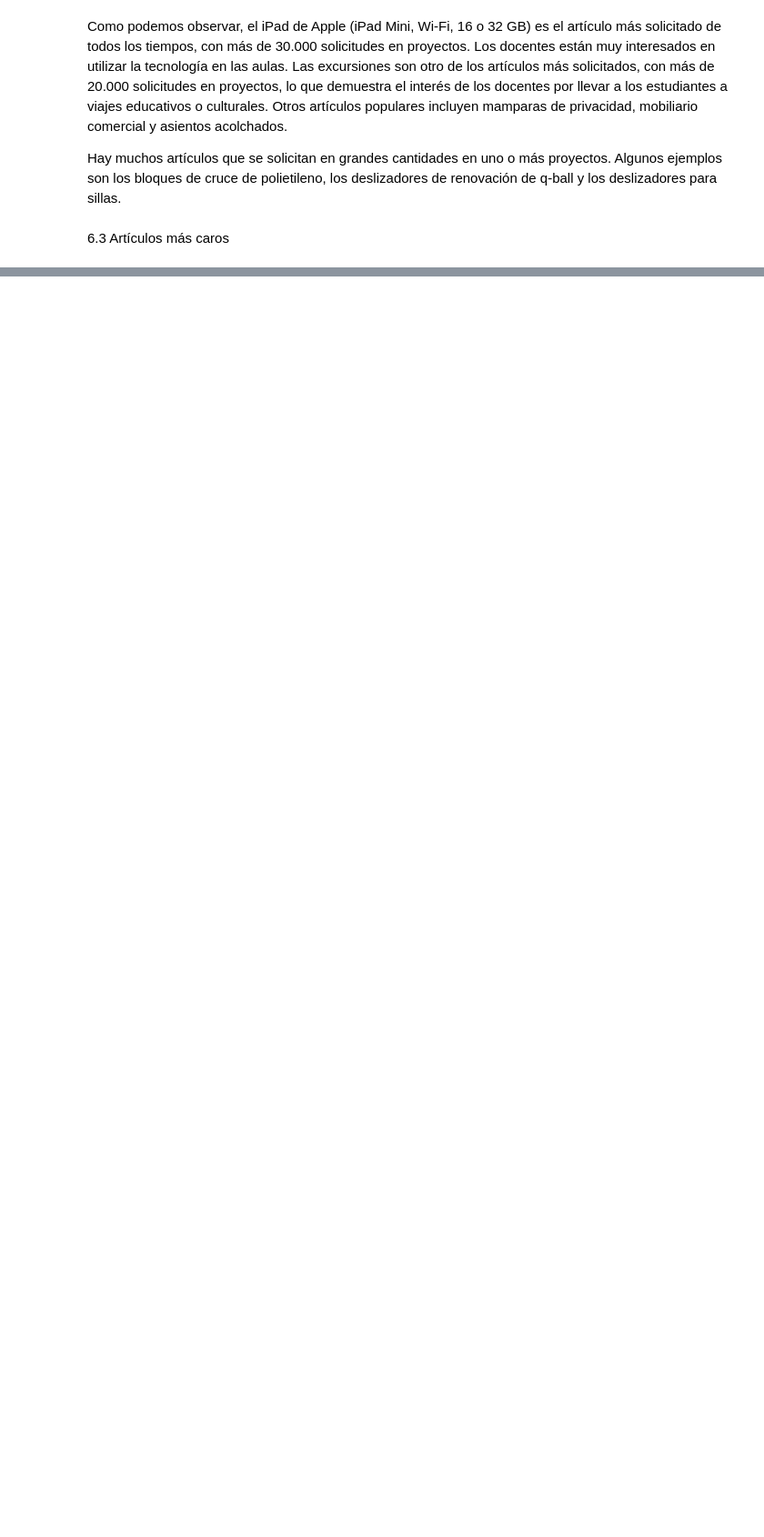
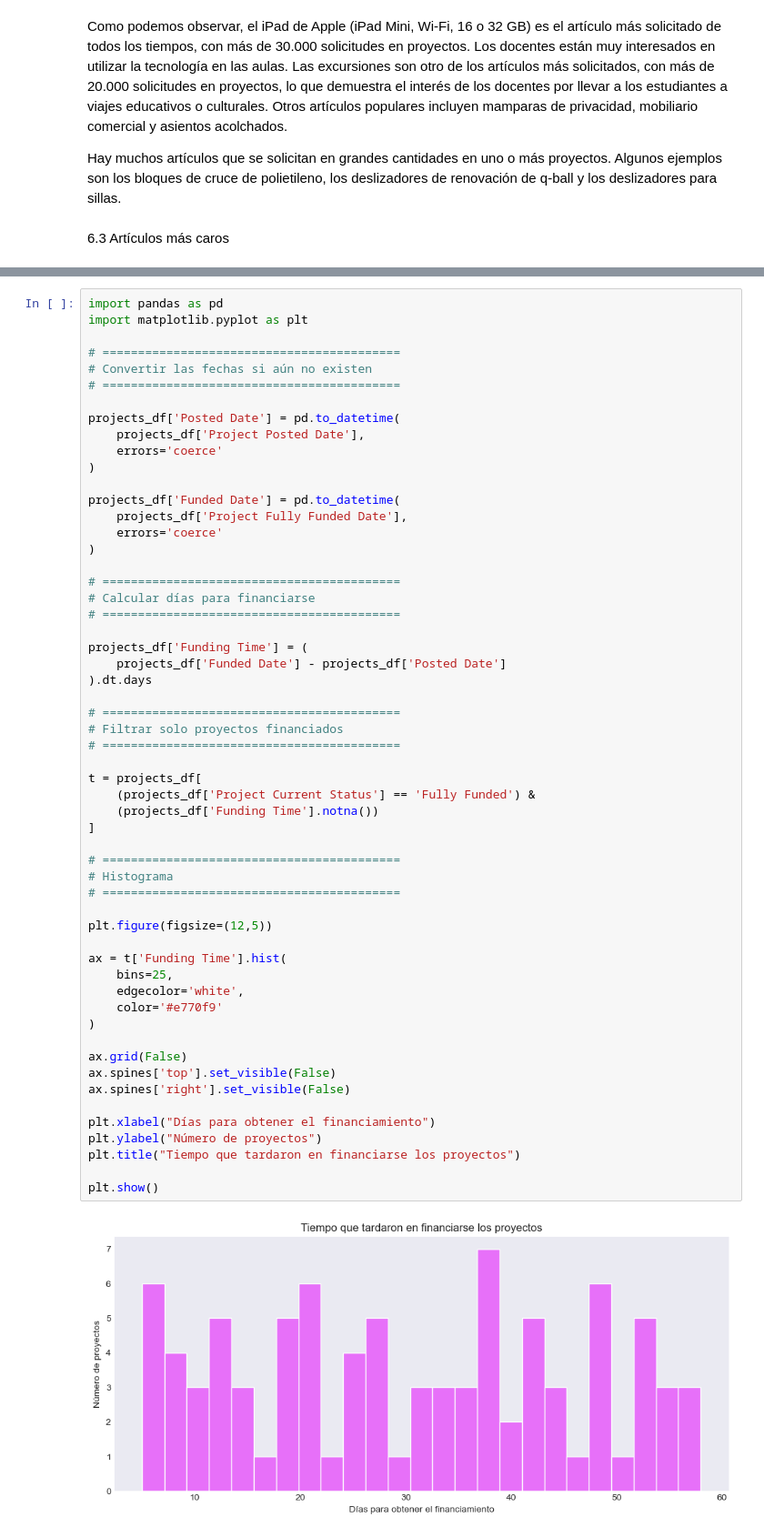
Before and after one commit to DevFntxy/ECBD_9A_IDGS_PRACTICAS_230892, a Jupyter notebook: Practica04/Practica04.ipynb, the cells around one changed output, grey strips where cells are left out. Shown at 91% size. Cells and saved outputs as stored; diff of their text form; blank space fills up the shorter version.

```diff
--- a/Practica04/Practica04.ipynb
+++ b/Practica04/Practica04.ipynb
@@ -2703,0 +3534,58 @@ iplot(fig)
+# %%
+import pandas as pd
+import matplotlib.pyplot as plt
+
+# ==========================================
+# Convertir las fechas si aún no existen
+# ==========================================
+
+projects_df['Posted Date'] = pd.to_datetime(
+    projects_df['Project Posted Date'],
+    errors='coerce'
+)
+
+projects_df['Funded Date'] = pd.to_datetime(
+    projects_df['Project Fully Funded Date'],
+    errors='coerce'
+)
+
+# ==========================================
+# Calcular días para financiarse
+# ==========================================
+
+projects_df['Funding Time'] = (
+    projects_df['Funded Date'] - projects_df['Posted Date']
+).dt.days
+
+# ==========================================
+# Filtrar solo proyectos financiados
+# ==========================================
+
+t = projects_df[
+    (projects_df['Project Current Status'] == 'Fully Funded') &
+    (projects_df['Funding Time'].notna())
+]
+
+# ==========================================
+# Histograma
+# ==========================================
+
+plt.figure(figsize=(12,5))
+
+ax = t['Funding Time'].hist(
+    bins=25,
+    edgecolor='white',
+    color='#e770f9'
+)
+
+ax.grid(False)
+ax.spines['top'].set_visible(False)
+ax.spines['right'].set_visible(False)
+
+plt.xlabel("Días para obtener el financiamiento")
+plt.ylabel("Número de proyectos")
+plt.title("Tiempo que tardaron en financiarse los proyectos")
+
+plt.show()
+# %% [output]
+[figure, added]
```
Also changed, not shown: parts of 42 cells of this notebook.
